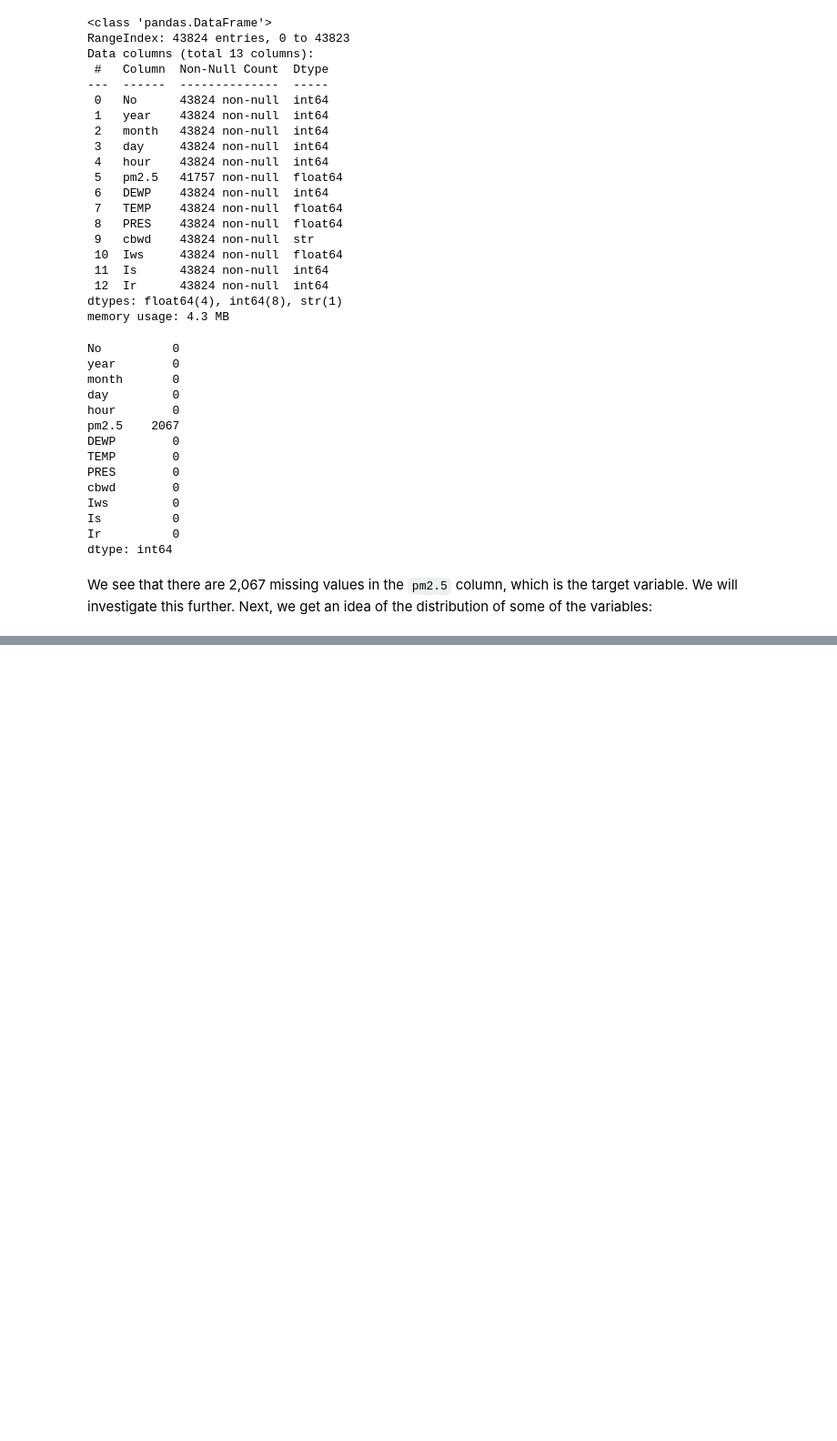
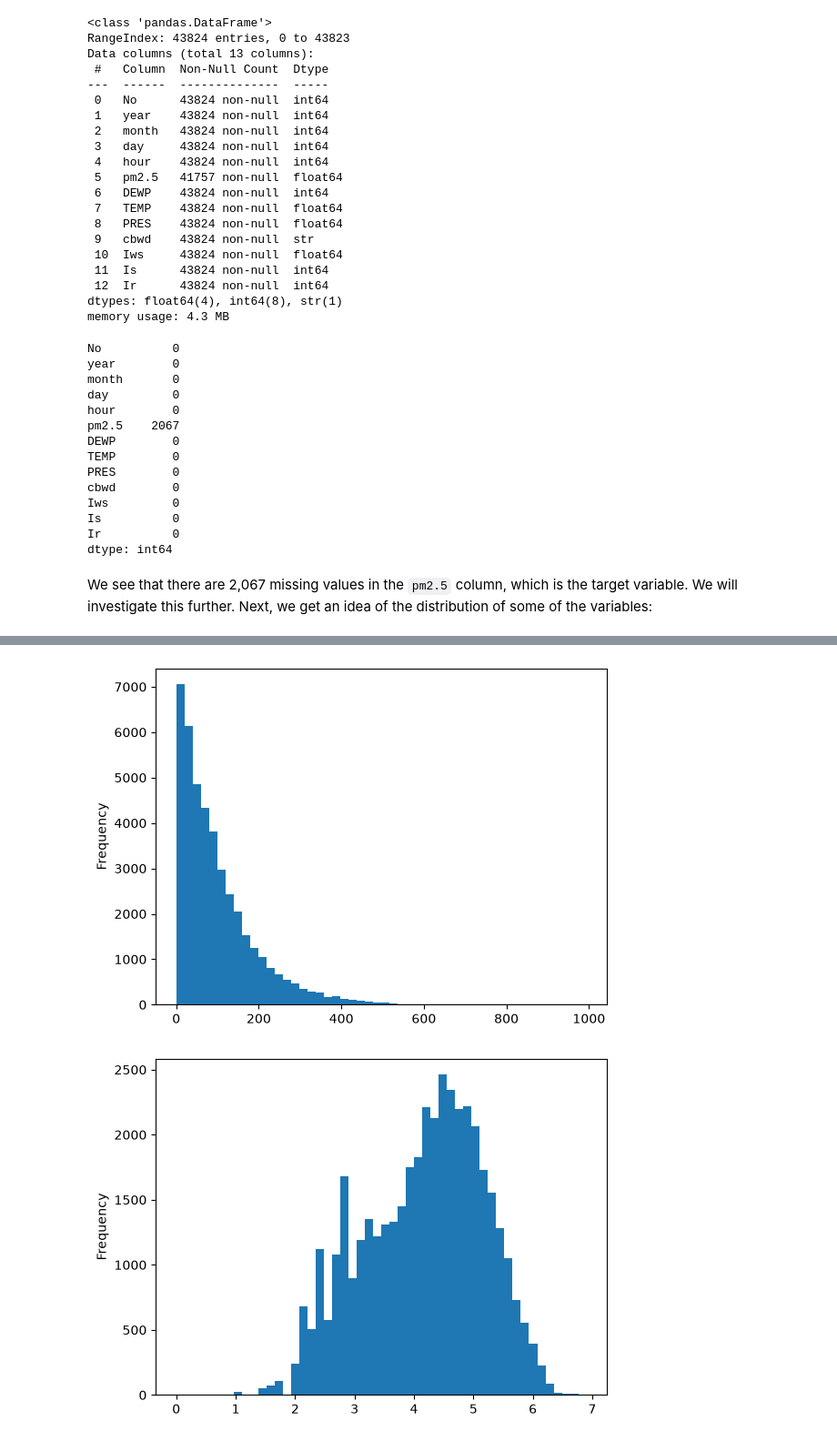
Before and after one commit to hoswaymolina/beijing_air_quality, a Jupyter notebook: notebooks/01_eda.ipynb, the cells around one changed output, grey strips where cells are left out. Shown at 91% size. Saved outputs shown, nothing was run; the diff lists cells and outputs as text; code cells hidden in the pictures; blank space fills up the shorter version.

```diff
--- a/notebooks/01_eda.ipynb
+++ b/notebooks/01_eda.ipynb
@@ -79,0 +198,9 @@ Similar behavior applies to the `Iws` column (cumulated wind speed). The mean is
+# %%
+df["pm2.5"].plot(kind="hist", bins=50)
+plt.show()
+
+np.log1p(df["pm2.5"]).plot(kind="hist", bins=50)
+plt.show()
+# %% [output]
+[figure, added]
+[figure, added]
```
Also changed, not shown: parts of 37 cells of this notebook.
